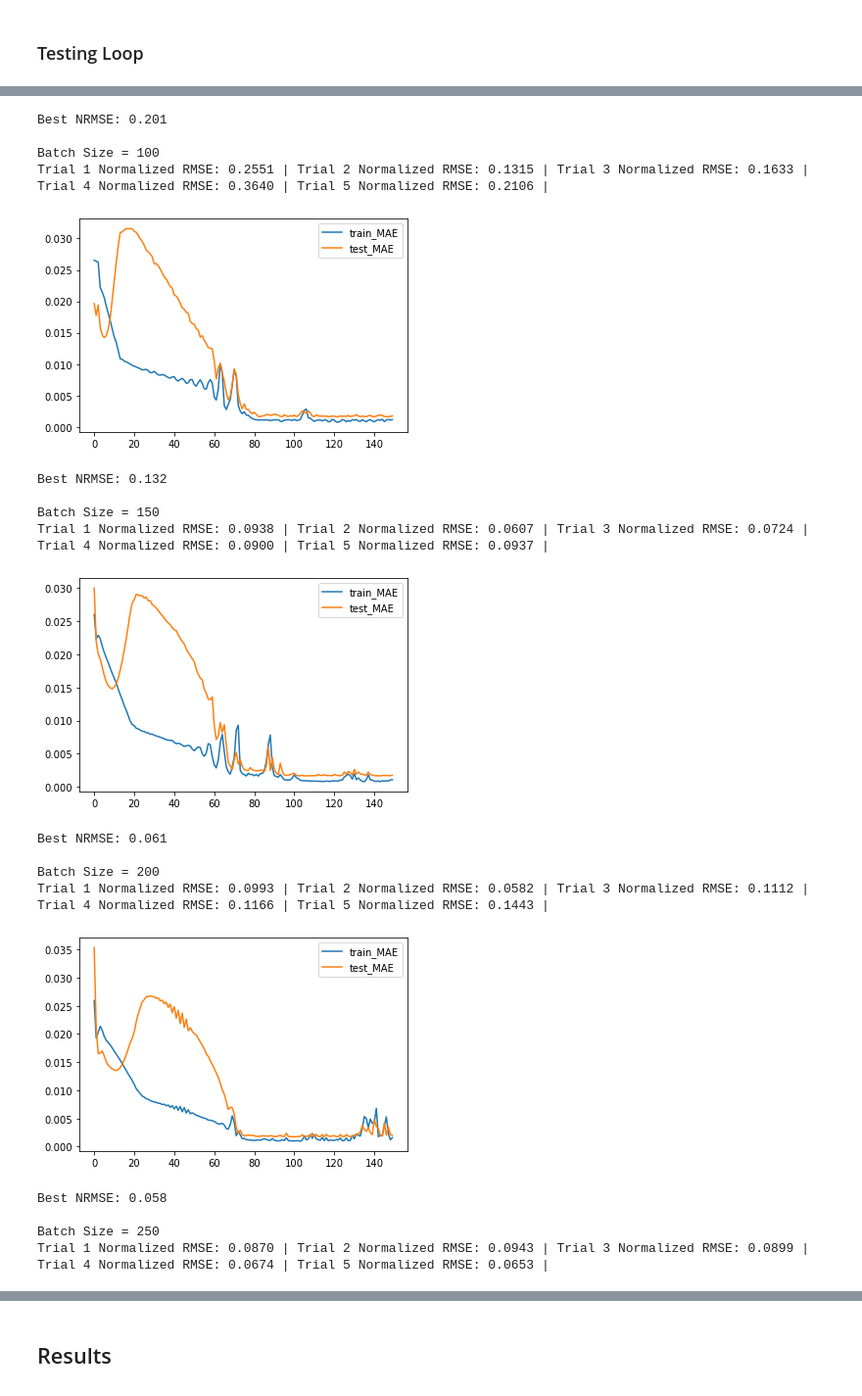
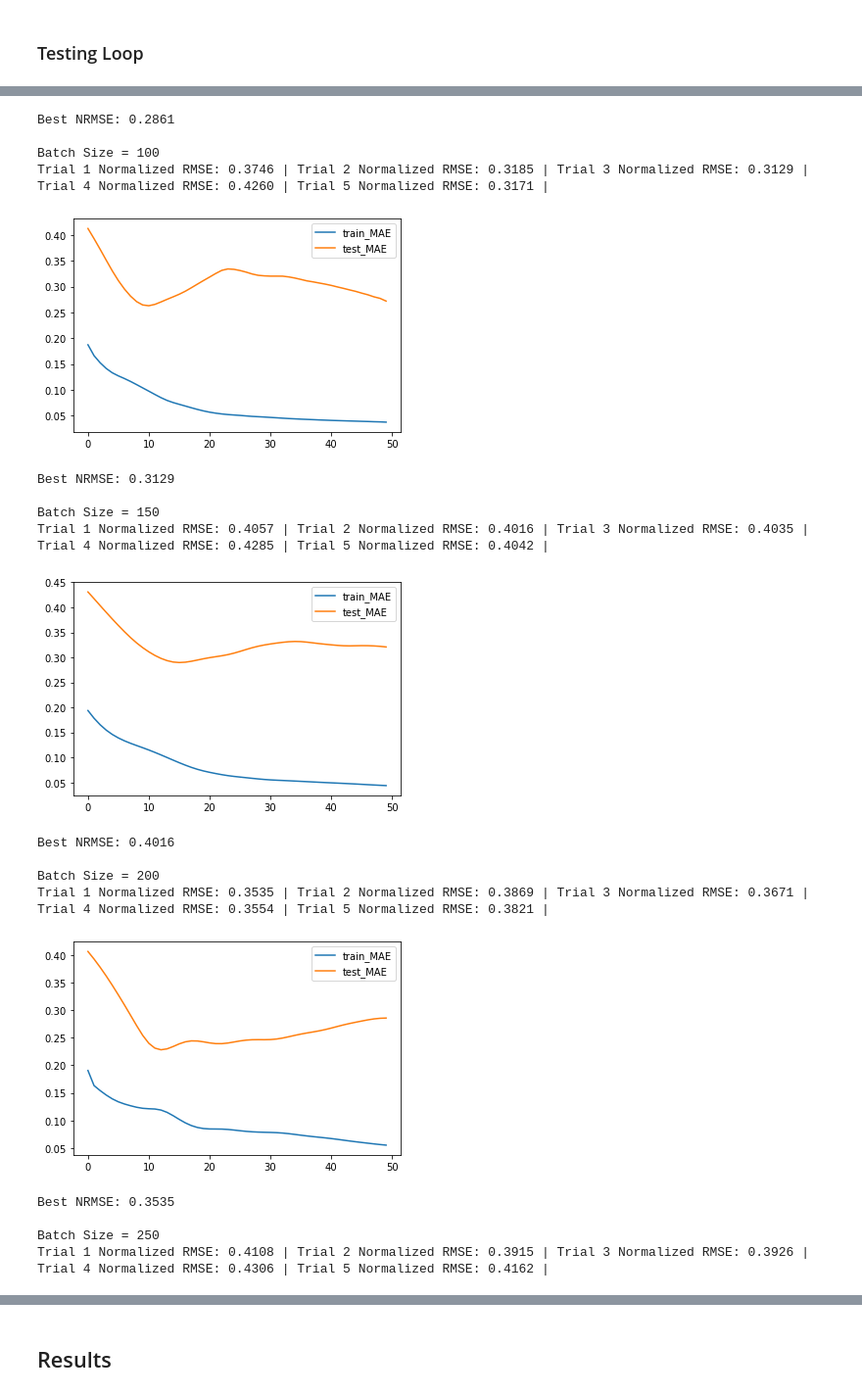
Before and after one commit to TLChilton/Senior_Capstone, a Jupyter notebook: Thomas/LSTMTestBed.ipynb, the cells around one changed output, grey strips where cells are left out. Shown: that part at 98% size. Cells and saved outputs as stored; diff of their text form; code cells hidden in the pictures.

Commit message:
New best results for multistep prediction method 28.61% error

```diff
--- a/Thomas/LSTMTestBed.ipynb
+++ b/Thomas/LSTMTestBed.ipynb
@@ -16,8 +34,10 @@ from statistics import mean
 ## Preparing Data
 # %%
 # Loading Preprocessed Data File
-df = pd.read_csv("../Data/preprocessed.csv",usecols=['Date','Close','Tesla Trend','Month','Day of the Month','Day of the Week'], parse_dates=['Date'],index_col=0)
+df = pd.read_csv("preprocessed_MoreRecent.csv",usecols=['Date','Close','Tesla Trend','Month','Day of the Month','Day of the Week'], parse_dates=['Date'],index_col=0)
+#df = pd.read_csv("preprocessed_MoreRecent.csv", parse_dates=['Date'],index_col=0)
 df.dropna(inplace=True)
+df = df.loc[(df.index >= '2019-01-01')]
 
 print(df.shape)
 df.head()
@@ -77,17 +97,18 @@ values = values.astype('float32')
 scaler = MinMaxScaler(feature_range=(0,1))
 scaled = scaler.fit_transform(values)
 # %%
-n_in = 1                # look back
-n_out = 1               # look forward
-n_predict = 365         # n_predict = number of data points you want to predict / n_out
-percent_train = 0.80    # percent as decimal
+n_in = 30               # look back
+n_out = 365             # look forward
+n_predict = 1           # n_predict = number of data points you want to predict / n_out
+percent_train = 0.70    # percent as decimal
 
 # frame as supervised learning
 reframed = series_to_supervised(scaled, df.columns, n_in, n_out)
-
 # Drop Columns of Variables We Aren't Predicting
 for i in range(1, n_out):
+#    reframed.drop(reframed.loc[:, ('Open(t+%i)' %(i)):('Low(t+%i)' %(i))], axis=1, inplace=True)
     reframed.drop(reframed.loc[:, ('Tesla Trend(t+%i)' %(i)):('Day of the Week(t+%i)' %(i))], axis=1, inplace=True)
+#reframed.drop(reframed.loc[:, 'Open(t)':'Low(t)'], axis=1, inplace=True)
 reframed.drop(reframed.loc[:, 'Tesla Trend(t)':'Day of the Week(t)'], axis=1, inplace=True)
 
 y_vals = reframed.iloc[:,n_out*-1:].values
@@ -104,4 +125,5 @@ test_X = test_X.reshape((test_X.shape[0], n_in, len(df.columns)))
 predict_X = predict_X.reshape((n_predict, n_in, len(df.columns)))
 
 print(train_X.shape, train_y.shape, test_X.shape, test_y.shape, predict_X.shape, predict_y.shape)
+reframed.head()
 # %% [output]
@@ -141,12 +170,12 @@ from sklearn.metrics import mean_squared_error
 
 # Adjustable Hyperparameters
 n_trials = 5
-n_epochs = 150
-batch_size = 250
-n_neurons = 60
+n_epochs = 50
+batch_size = 700
+n_neurons = 40
 dropout = 0.00                                      # default is 0.0
 learning_rate = 0.001                               # default is 0.001
-testingArray = [50, 100, 150, 200, 250, 300, 350]
+testingArray = [60, 100, 150, 200, 250, 300, 400, 500, 600, 700, 800]
 verbose = 0                                         # 0, 1, or 2
 
 # Results Dictionary
@@ -190,5 +219,5 @@ for testingThing in testingArray:
     pyplot.plot(results["best_history"][testingThing].history['val_loss'], label='test_MAE')
     pyplot.legend()
     pyplot.show()
-    print("Best NRMSE: %.3f\n" %(results["best_nrmse"][testingThing]))
+    print("Best NRMSE: %.4f\n" %(results["best_nrmse"][testingThing]))
 # %% [output]
@@ -198,19 +227,19 @@ Trial 1 Normalized RMSE: 0.2006 | Trial 2 Normalized RMSE: 0.2477 | Trial 3 Norm
-Best NRMSE: 0.201
+Best NRMSE: 0.2861
 
 Batch Size = 100
-Trial 1 Normalized RMSE: 0.2551 | Trial 2 Normalized RMSE: 0.1315 | Trial 3 Normalized RMSE: 0.1633 | Trial 4 Normalized RMSE: 0.3640 | Trial 5 Normalized RMSE: 0.2106 |
+Trial 1 Normalized RMSE: 0.3746 | Trial 2 Normalized RMSE: 0.3185 | Trial 3 Normalized RMSE: 0.3129 | Trial 4 Normalized RMSE: 0.4260 | Trial 5 Normalized RMSE: 0.3171 |
-[figure, old version]
+[figure, new version]
-Best NRMSE: 0.132
+Best NRMSE: 0.3129
 
 Batch Size = 150
-Trial 1 Normalized RMSE: 0.0938 | Trial 2 Normalized RMSE: 0.0607 | Trial 3 Normalized RMSE: 0.0724 | Trial 4 Normalized RMSE: 0.0900 | Trial 5 Normalized RMSE: 0.0937 |
+Trial 1 Normalized RMSE: 0.4057 | Trial 2 Normalized RMSE: 0.4016 | Trial 3 Normalized RMSE: 0.4035 | Trial 4 Normalized RMSE: 0.4285 | Trial 5 Normalized RMSE: 0.4042 |
-[figure, old version]
+[figure, new version]
-Best NRMSE: 0.061
+Best NRMSE: 0.4016
 
 Batch Size = 200
-Trial 1 Normalized RMSE: 0.0993 | Trial 2 Normalized RMSE: 0.0582 | Trial 3 Normalized RMSE: 0.1112 | Trial 4 Normalized RMSE: 0.1166 | Trial 5 Normalized RMSE: 0.1443 |
+Trial 1 Normalized RMSE: 0.3535 | Trial 2 Normalized RMSE: 0.3869 | Trial 3 Normalized RMSE: 0.3671 | Trial 4 Normalized RMSE: 0.3554 | Trial 5 Normalized RMSE: 0.3821 |
-[figure, old version]
+[figure, new version]
-Best NRMSE: 0.058
+Best NRMSE: 0.3535
 
 Batch Size = 250
-Trial 1 Normalized RMSE: 0.0870 | Trial 2 Normalized RMSE: 0.0943 | Trial 3 Normalized RMSE: 0.0899 | Trial 4 Normalized RMSE: 0.0674 | Trial 5 Normalized RMSE: 0.0653 |
+Trial 1 Normalized RMSE: 0.4108 | Trial 2 Normalized RMSE: 0.3915 | Trial 3 Normalized RMSE: 0.3926 | Trial 4 Normalized RMSE: 0.4306 | Trial 5 Normalized RMSE: 0.4162 |
```
Also changed, not shown: parts of 6 cells of this notebook, 1 other file.
